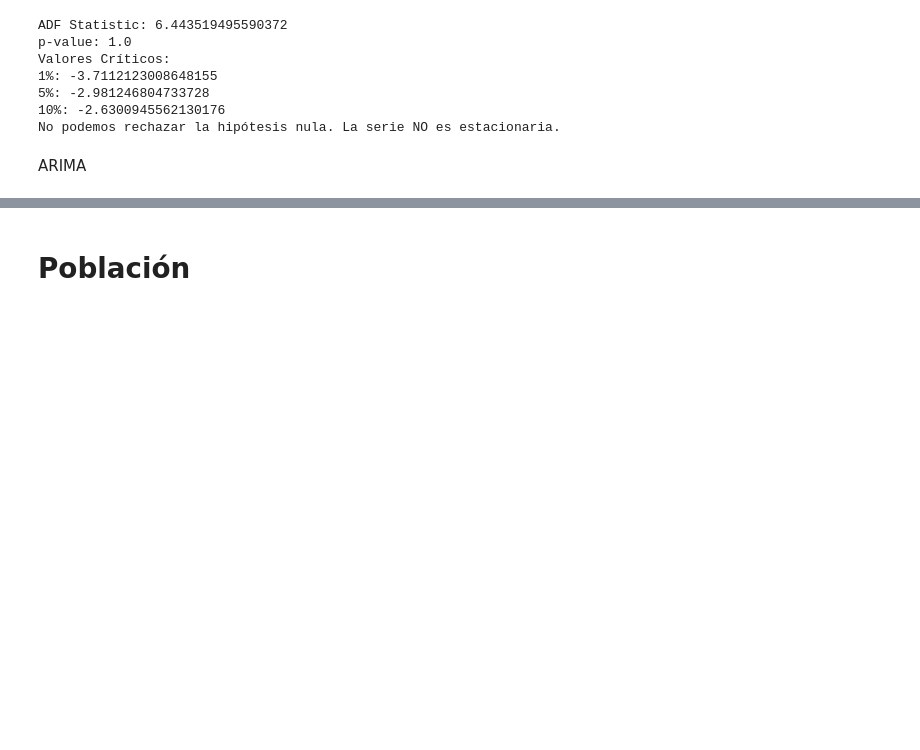
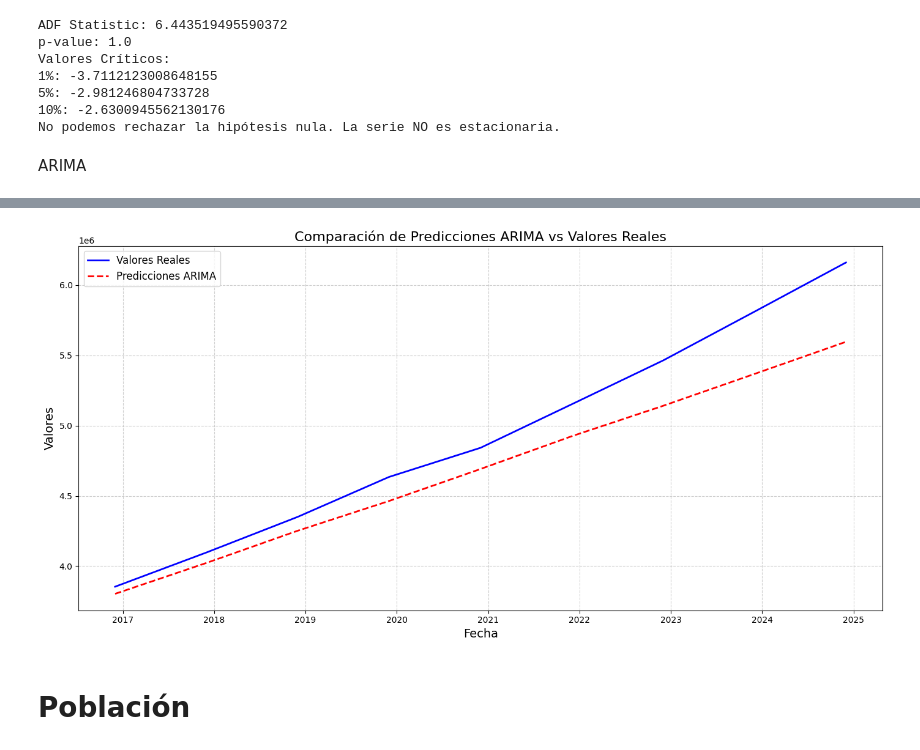
Before and after one commit to ngcarvajall/Accidentes_mortales_RD, a Jupyter notebook: Notebooks/Series_t.ipynb, the cells around one changed output, grey strips where cells are left out. Drawn from its saved outputs; the diff is of its cells as text; code cells hidden in the pictures; blank space fills up the shorter version.

```diff
--- a/Notebooks/Series_t.ipynb
+++ b/Notebooks/Series_t.ipynb
@@ -445,3 +432,8 @@ Valores Críticos:
 No podemos rechazar la hipótesis nula. La serie NO es estacionaria.
 # %% [markdown]
 ARIMA
+# %%
+modelo_arima = st.ARIMAModel()
+
+parametros_arima = modelo_arima.generar_parametros(p_range=range(1,6), q_range=range(1,6))
+parametros_arima[:5]
@@ -447,0 +442,7 @@ ARIMA
+# %%
+train_size= int(0.7 * len(df_autos_historicos))
+df_autos_historicos.set_index('FECHA', inplace=True)
+df_autos_historicos.index = pd.to_datetime(df_autos_historicos.index)
+# df_autos_historicos = df_autos_historicos.asfreq('A')
+
+y_train, y_test = df_autos_historicos[:train_size], df_autos_historicos[train_size:]
@@ -448,3 +474,7 @@ ARIMA
+# %%
+modelo_arima.visualizar_predicciones(y_test)
+# %% [output]
+[figure, added]
 # %% [markdown]
 # Población
 # %%
```
Also changed, not shown: parts of 35 cells of this notebook.
